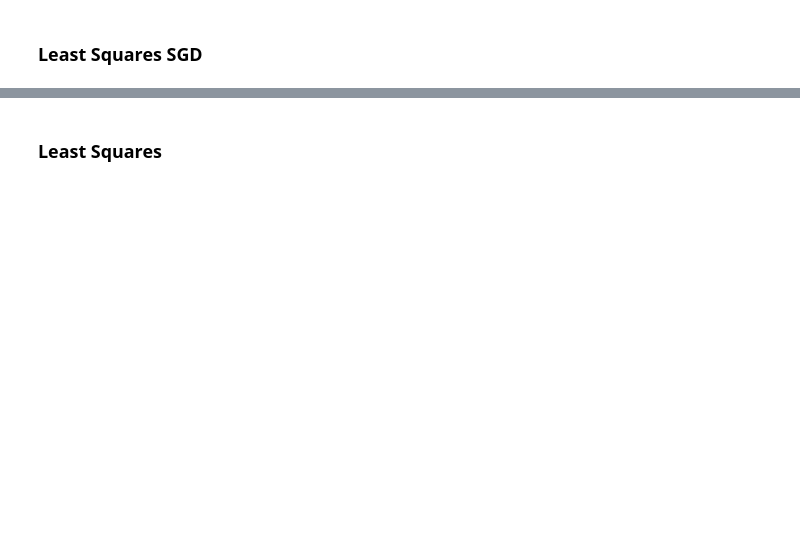
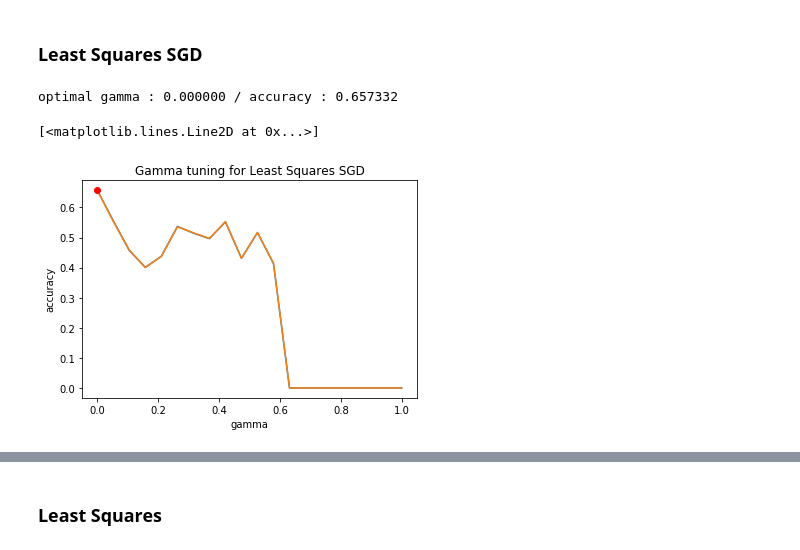
Before and after one commit to MaximeFth/Machine_learning_2020, a Jupyter notebook: Project1_YT/scripts/project1.ipynb, the cells around one changed output, grey strips where cells are left out. Saved outputs shown, nothing was run; the diff lists cells and outputs as text; code cells hidden in the pictures; blank space fills up the shorter version.

```diff
--- a/Project1_YT/scripts/project1.ipynb
+++ b/Project1_YT/scripts/project1.ipynb
@@ -61,13 +196,20 @@ acc_LSGD
 # %% [markdown]
 ### Least Squares SGD
-# %%
-max_iters = 1000
-gamma = gamma_opt
-
-initial_w = np.zeros(tX_train.shape[1])
-w_LSSGD, loss_LSSGD = least_squares_SGD(y, tX_train, initial_w, max_iters, gamma_SGD)
-
-y_pred_LSSGD = predict_labels(w_LSSGD, tX_train)
-acc_LSSGD = compute_accuracy(y_pred_LSSGD, y)
-
-acc_LSSGD
+# %%
+# Hyperparameter Gamma Tuning for Least Squares SGD using Cross-Validation
+
+gammas = np.linspace(0, 1, 20)
+gamma_opt, acc_opt, ls_tr, ls_te, accs_tr, accs_te = hyperparameter_tuning(y, tX_train, least_squares_SGD, max_iters, k_fold, k_indices, gammas, None)
+# %%
+print("optimal gamma : {:f} / accuracy : {:f}".format(gamma_opt, acc_opt))
+# %% [output]
+optimal gamma : 0.000000 / accuracy : 0.657332
+# %%
+plt.title("Gamma tuning for Least Squares SGD")
+plt.xlabel("gamma")
+plt.ylabel("accuracy")
+plt.plot(gammas, list(zip(accs_tr, accs_te)))
+plt.plot(gamma_opt, acc_opt, 'ro')
+# %% [output]
+[<matplotlib.lines.Line2D at 0x...>]
+[figure, added]
```
Also changed, not shown: parts of 41 cells of this notebook, 1 other file.
